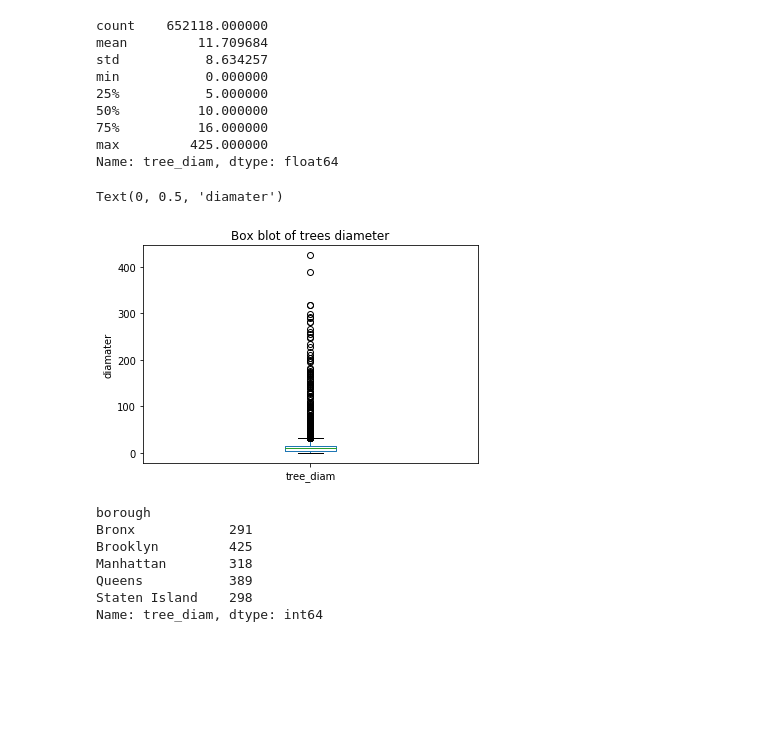
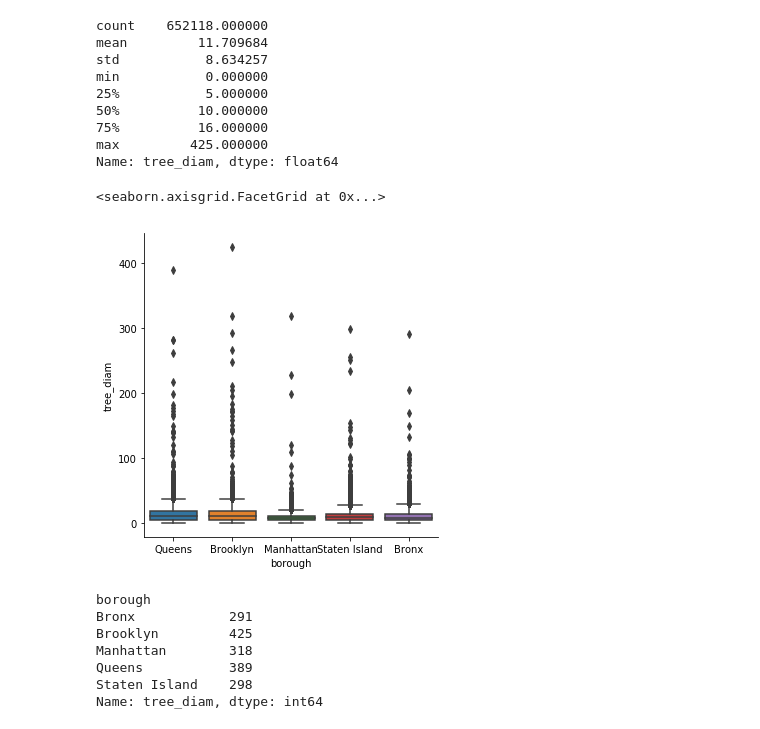
Before and after one commit to aspds18/Springboard_capstone1, a Jupyter notebook: Capstone1.ipynb, the cells around one changed output. Saved outputs shown, nothing was run; the diff lists cells and outputs as text; code cells hidden in the pictures; blank space fills up the shorter version.

```diff
--- a/Capstone1.ipynb
+++ b/Capstone1.ipynb
@@ -155,13 +158,11 @@ min           0.000000
 75%          16.000000
 max         425.000000
 Name: tree_diam, dtype: float64
-# %%
-df.tree_diam.plot(kind='box')
-plt.title('Box blot of trees diameter')
-plt.ylabel('diamater')
-# %% [output]
-Text(0, 0.5, 'diamater')
-[figure, removed]
+# %%
+sns.catplot(x="borough", y="tree_diam", kind="box", data=df)
+# %% [output]
+<seaborn.axisgrid.FacetGrid at 0x...>
+[figure, added]
 # %%
 df.groupby('borough')['tree_diam'].max()
 # %% [output]
```
Also changed, not shown: parts of 17 cells of this notebook.
